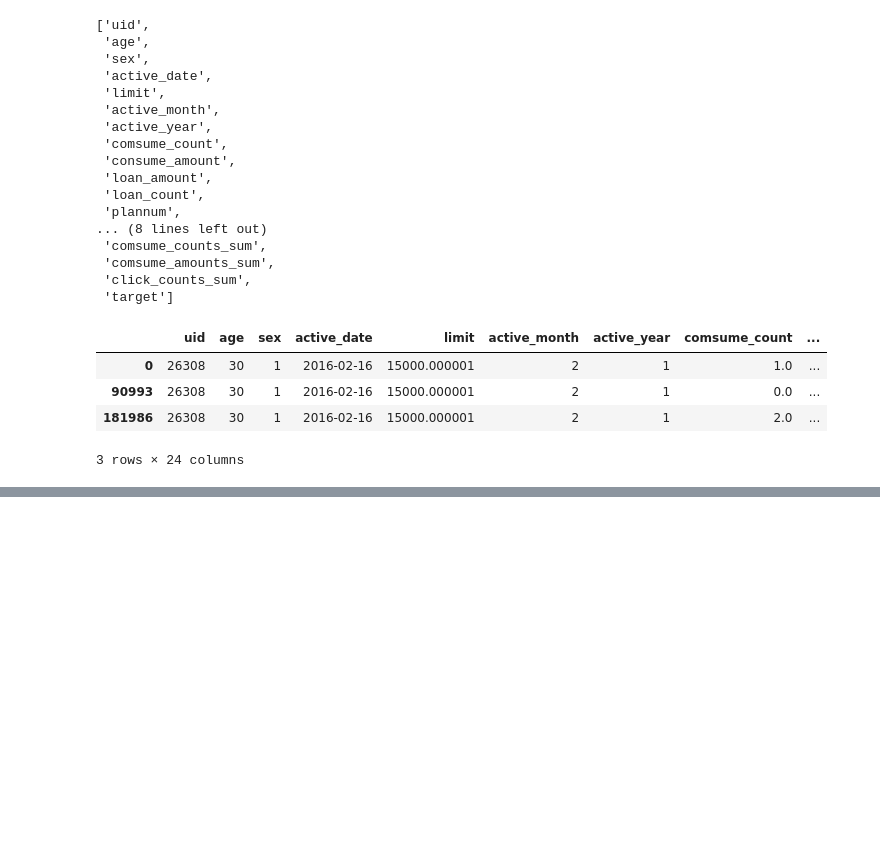
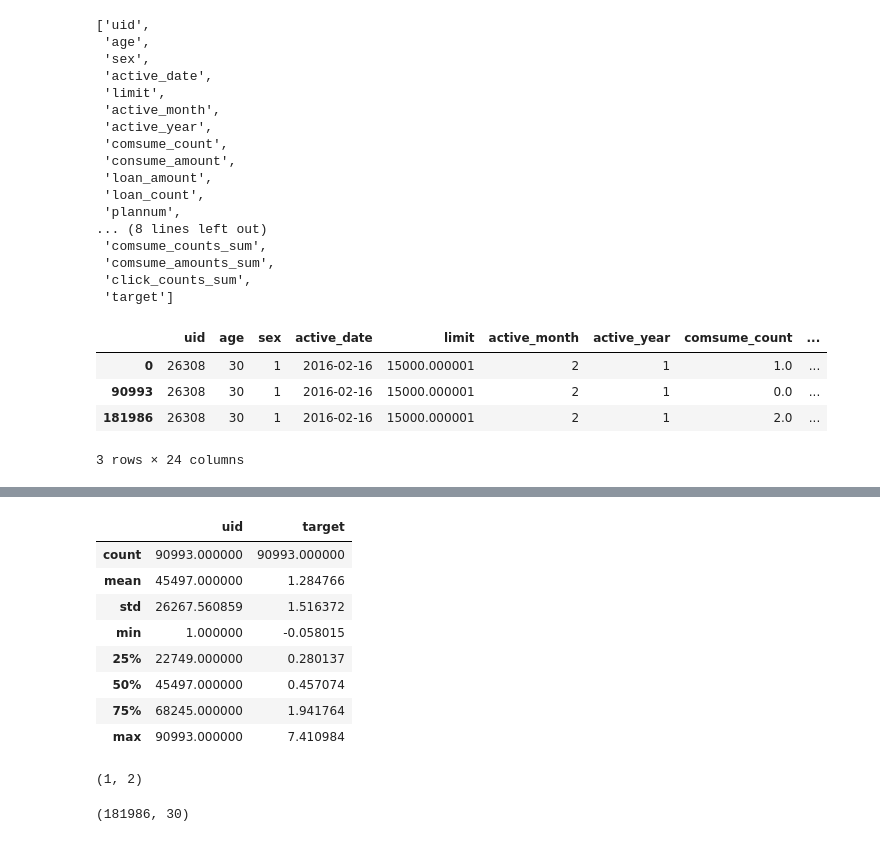
Before and after one commit to YulinGUO/LoanForecasting, a Jupyter notebook: pys/load.ipynb, the cells around one changed output, grey strips where cells are left out. Saved outputs shown, nothing was run; the diff lists cells and outputs as text; code cells hidden in the pictures; blank space fills up the shorter version.

```diff
--- a/pys/load.ipynb
+++ b/pys/load.ipynb
@@ -68,19 +68,18 @@ params = {
     }
 # %%
 # cum = get_column_by_cum(train)
-cum= ['comsume_counts_sum',
- 'comsume_amounts_sum',
- 'click_counts_sum']
+cum= ['comsume_counts_sum','comsume_amounts_sum','click_counts_sum']
+#actives = [ 'limit_get_promoted','limit_get_promoted_ever']
+#actives = ['dev_comsume_count', 'dev_consume_amount', 'dev_loan_amount', 'dev_loan_count', 'dev_plannum', 'dev_click_count']
+#cum= []
+actives =[]
+all_features = [x for x in train.columns if not x in ['uid', 'target', 'active_date' ]+cum+actives]
 
-# cum= []
-
-all_features = [x for x in train.columns if not x in ['uid', 'target', 'active_date' ]+cum]
-
-X = train.drop(['uid', 'target', 'active_date']+cum, axis=1).values
+X = train.drop(['uid', 'target', 'active_date']+cum+actives, axis=1).values
 y = train.target.values
 
 sub_id = submit.uid.values
-submit = submit.drop(['uid', 'active_date']+cum, axis=1)
+to_submit = submit.drop(['uid', 'active_date']+cum+actives, axis=1)
 
 sub = pd.DataFrame()
 sub['uid'] = sub_id
@@ -96,7 +95,7 @@ for i, (train_index, test_index) in enumerate(skf.split(X, y)):
     # Convert our data into XGBoost format
     d_train = xgb.DMatrix(X_train, y_train)
     d_valid = xgb.DMatrix(X_valid, y_valid)
-    d_submit = xgb.DMatrix(submit.values)
+    d_submit = xgb.DMatrix(to_submit.values)
     watchlist = [(d_train, 'train'), (d_valid, 'valid')]
     mdl = xgb.train(params, d_train, 4000, watchlist, early_stopping_rounds = 70, verbose_eval = 50)
 
@@ -156,6 +155,7 @@ scores
 # %%
 from datetime import datetime
-sub.to_csv(OUTPUT_PATH +"submission{}.csv".format(datetime.now().strftime('%Y%m%d_%H%M%S')), index=False)
+sub.loc[sub.target < 0, 'target'] = 0
+sub.to_csv(OUTPUT_PATH +"sub{}.csv".format(datetime.now().strftime('%Y%m%d_%H%M%S')), index=False)
 # %%
 all_features = [x for x in train.columns if not x in ['uid', 'target', 'active_date']]
 
@@ -407,0 +457,20 @@ train[train['uid']==26308]
+# %%
+sub.describe()
+# %% [output]
+|  | uid | target |
+| count | 90993.000000 | 90993.000000 |
+| mean | 45497.000000 | 1.284766 |
+| std | 26267.560859 | 1.516372 |
+| min | 1.000000 | -0.058015 |
+| 25% | 22749.000000 | 0.280137 |
+| 50% | 45497.000000 | 0.457074 |
+| 75% | 68245.000000 | 1.941764 |
+| max | 90993.000000 | 7.410984 |
+# %%
+sub[sub.target<0].shape
+# %% [output]
+(1, 2)
+# %%
+train.shape
+# %% [output]
+(181986, 30)
```
Also changed, not shown: parts of 8 cells of this notebook, 2 other files.
